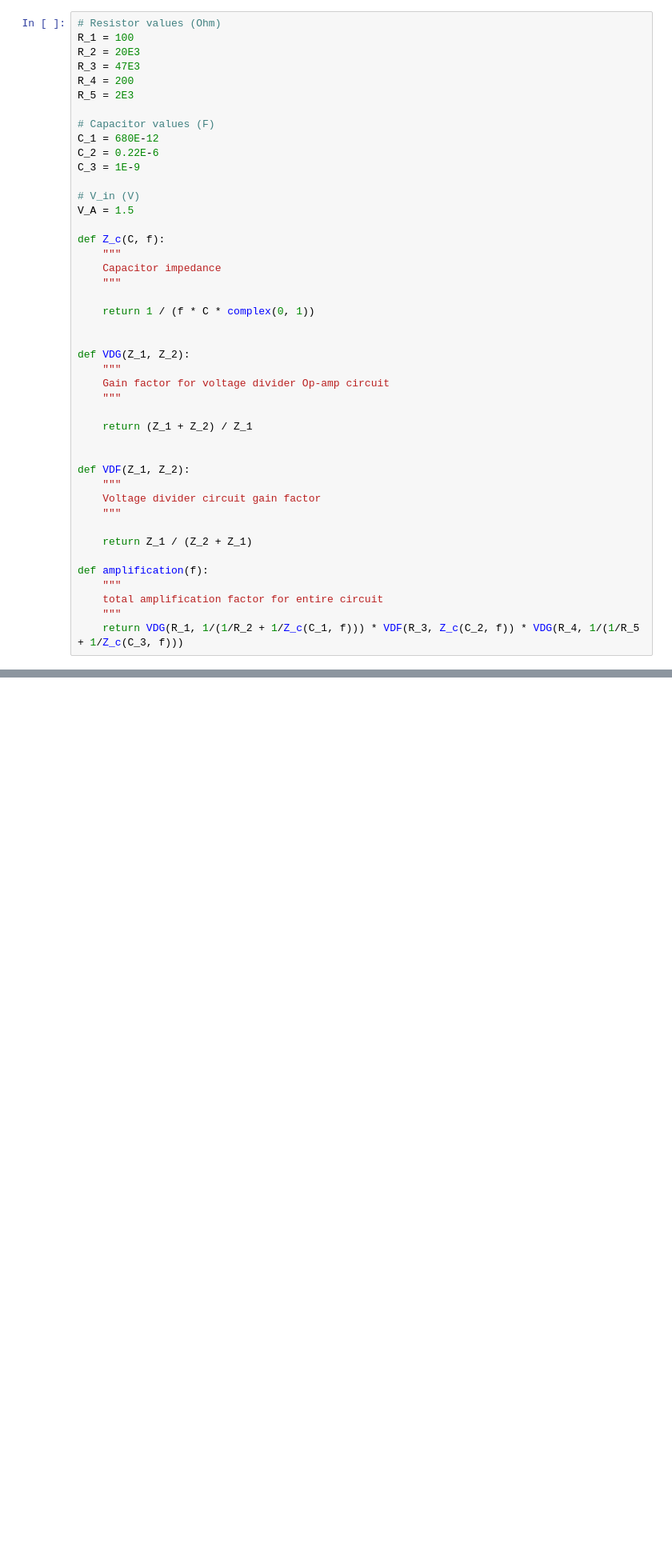
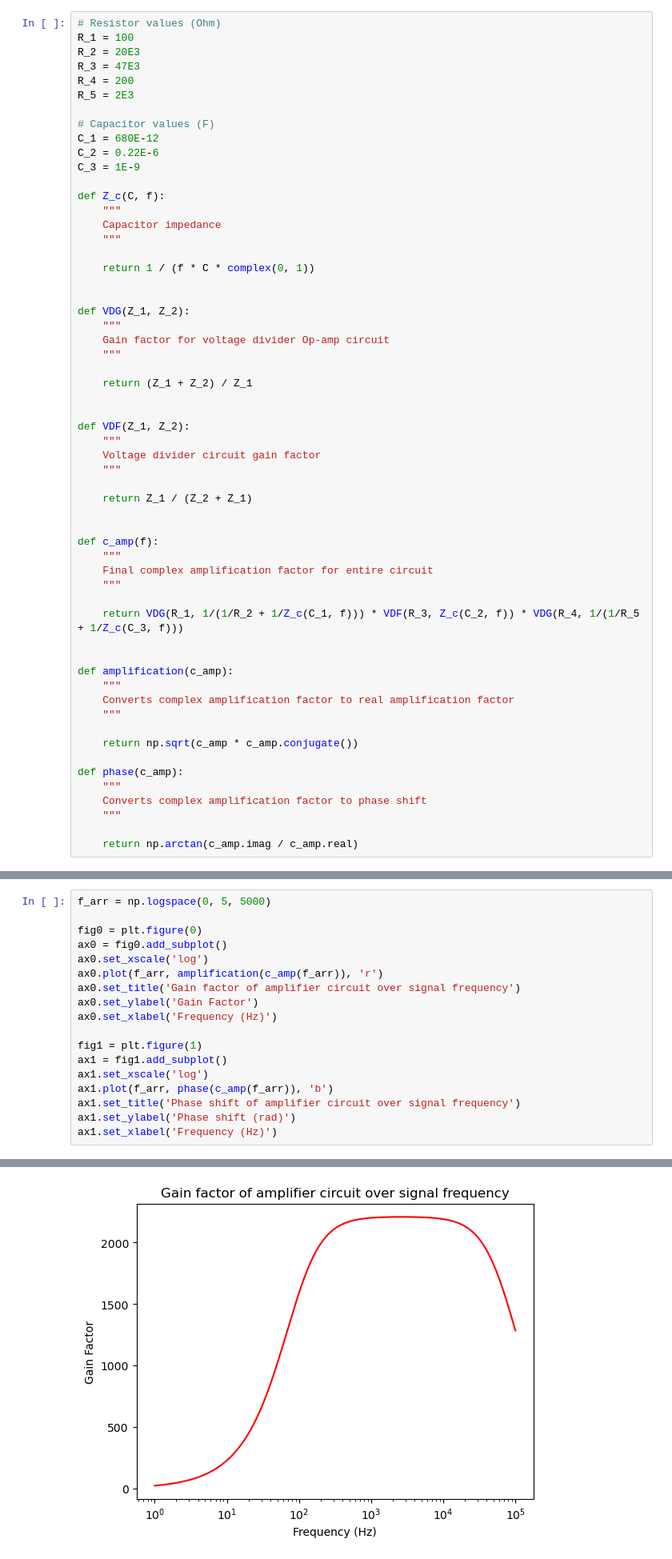
Before and after one commit to loganmachale/PHYS-309, a Jupyter notebook: amplifier_calculations.ipynb, the cells around one changed output, grey strips where cells are left out. Shown at 80% size. Saved outputs shown, nothing was run; the diff lists cells and outputs as text; blank space fills up the shorter version.

```diff
--- a/amplifier_calculations.ipynb
+++ b/amplifier_calculations.ipynb
@@ -14,9 +13,6 @@ R_5 = 2E3
 C_1 = 680E-12
 C_2 = 0.22E-6
 C_3 = 1E-9
-
-# V_in (V)
-V_A = 1.5
 
 def Z_c(C, f):
     """
@@ -41,8 +37,25 @@ def VDF(Z_1, Z_2):
 
     return Z_1 / (Z_2 + Z_1)
 
-def amplification(f):
+
+def c_amp(f):
     """
-    total amplification factor for entire circuit
+    Final complex amplification factor for entire circuit
     """
+
     return VDG(R_1, 1/(1/R_2 + 1/Z_c(C_1, f))) * VDF(R_3, Z_c(C_2, f)) * VDG(R_4, 1/(1/R_5 + 1/Z_c(C_3, f)))
+
+
+def amplification(c_amp):
+    """
+    Converts complex amplification factor to real amplification factor
+    """
+
+    return np.sqrt(c_amp * c_amp.conjugate())
+
+def phase(c_amp):
+    """
+    Converts complex amplification factor to phase shift
+    """
+
+    return np.arctan(c_amp.imag / c_amp.real)
@@ -55,0 +62,19 @@ plt.plot(f_arr, amplification(f_arr))
+# %%
+f_arr = np.logspace(0, 5, 5000)
+
+fig0 = plt.figure(0)
+ax0 = fig0.add_subplot()
+ax0.set_xscale('log')
+ax0.plot(f_arr, amplification(c_amp(f_arr)), 'r')
+ax0.set_title('Gain factor of amplifier circuit over signal frequency')
+ax0.set_ylabel('Gain Factor')
+ax0.set_xlabel('Frequency (Hz)')
+
+fig1 = plt.figure(1)
+ax1 = fig1.add_subplot()
+ax1.set_xscale('log')
+ax1.plot(f_arr, phase(c_amp(f_arr)), 'b')
+ax1.set_title('Phase shift of amplifier circuit over signal frequency')
+ax1.set_ylabel('Phase shift (rad)')
+ax1.set_xlabel('Frequency (Hz)')
+# %% [output]
@@ -55,0 +82 @@ plt.plot(f_arr, amplification(f_arr))
+[figure, added]
```
Also changed, not shown: parts of 3 cells of this notebook.
